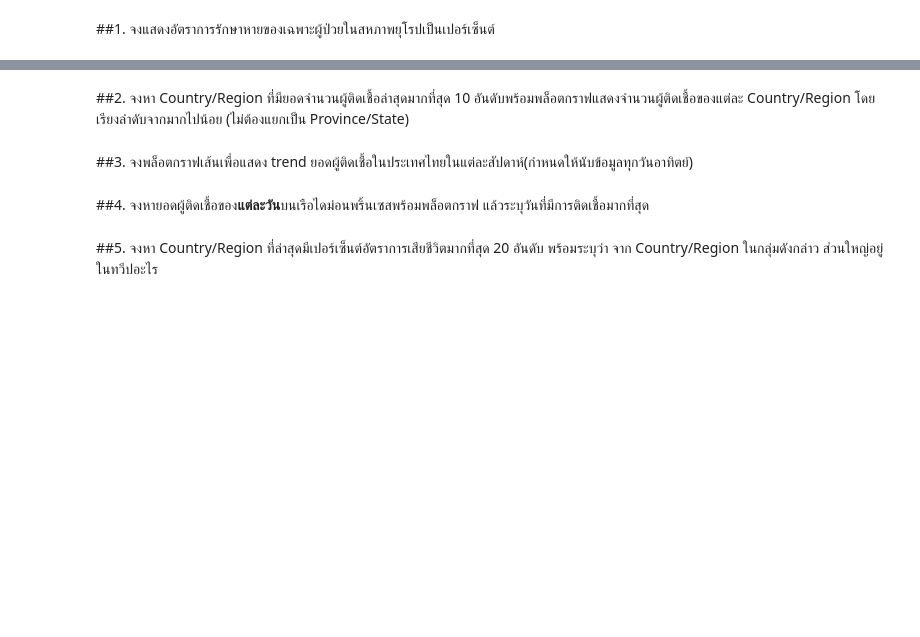
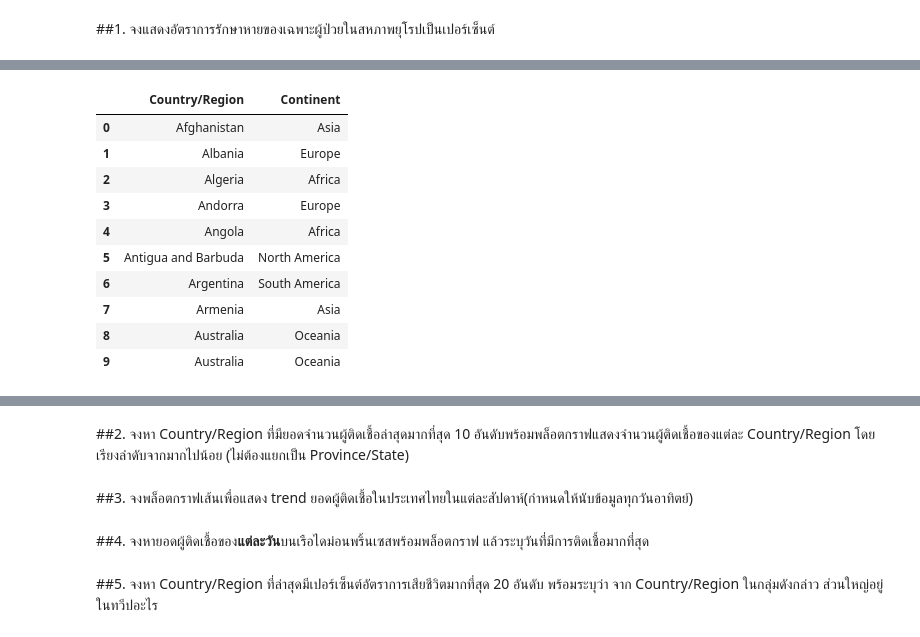
Before and after one commit to Ausawin2016/30Daypy, a Jupyter notebook: #5_Assigment2_อัศวิน_เอี่ยมสะอาดCOVID_19.ipynb, the cells around one changed output, grey strips where cells are left out. Saved outputs shown, nothing was run; the diff lists cells and outputs as text; code cells hidden in the pictures; blank space fills up the shorter version.

```diff
--- a/#5_Assigment2_อัศวิน_เอี่ยมสะอาดCOVID_19.ipynb
+++ b/#5_Assigment2_อัศวิน_เอี่ยมสะอาดCOVID_19.ipynb
@@ -426,0 +277,37 @@ dcovid
+# %%
+import pandas as pd
+
+import pycountry_convert as pc
+
+def country_to_continent(country_name):
+ try:
+   country_alpha2 = pc.country_name_to_country_alpha2(country_name)
+   country_continent_code = pc.country_alpha2_to_continent_code(country_alpha2)
+   country_continent_name = pc.convert_continent_code_to_continent_name(country_continent_code)
+   return country_continent_name
+ except:
+   return 'others'
+
+dcovid_country = dcovid['Country/Region'].to_list()
+dcovid_country
+
+continent=[]
+
+for countryName in dcovid_country:
+  continent.append(country_to_continent(countryName))
+
+d_con = {'Country/Region': dcovid_country,'Continent':continent}
+df_con = pd.DataFrame(d_con)
+df_con.head(10)
+# %% [output]
+|  | Country/Region | Continent |
+| 0 | Afghanistan | Asia |
+| 1 | Albania | Europe |
+| 2 | Algeria | Africa |
+| 3 | Andorra | Europe |
+| 4 | Angola | Africa |
+| 5 | Antigua and Barbuda | North America |
+| 6 | Argentina | South America |
+| 7 | Armenia | Asia |
+| 8 | Australia | Oceania |
+| 9 | Australia | Oceania |
```
Also changed, not shown: parts of 21 cells of this notebook.
